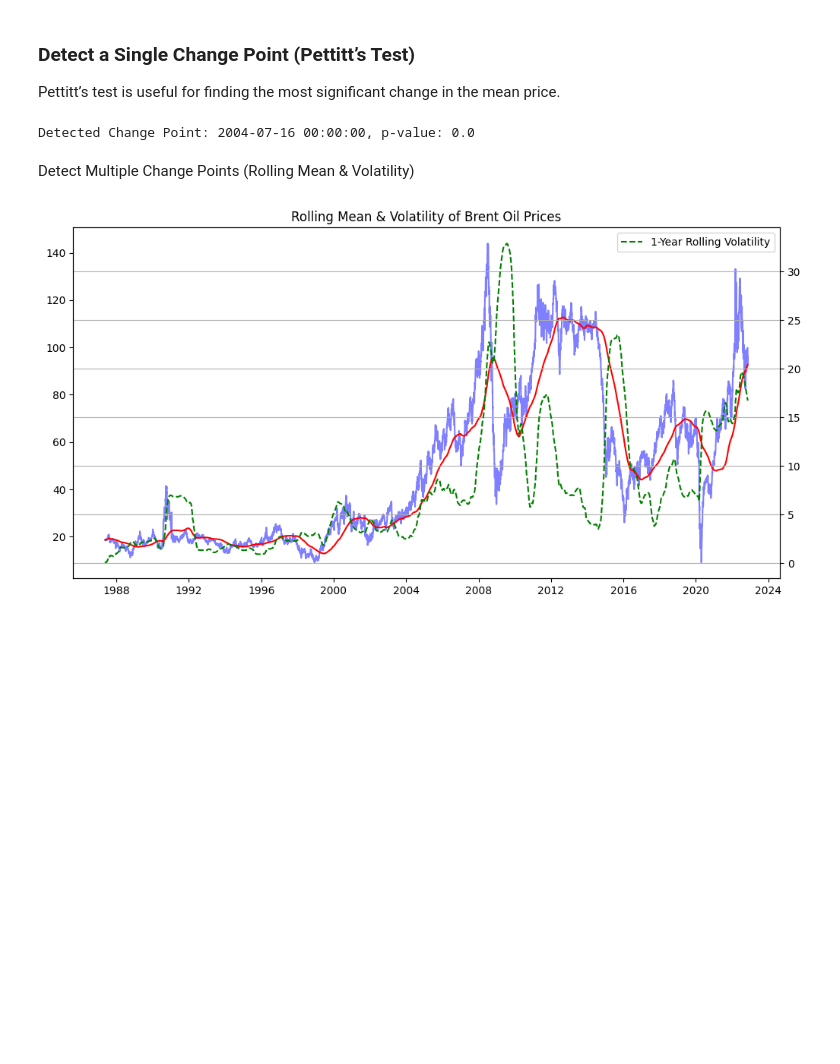
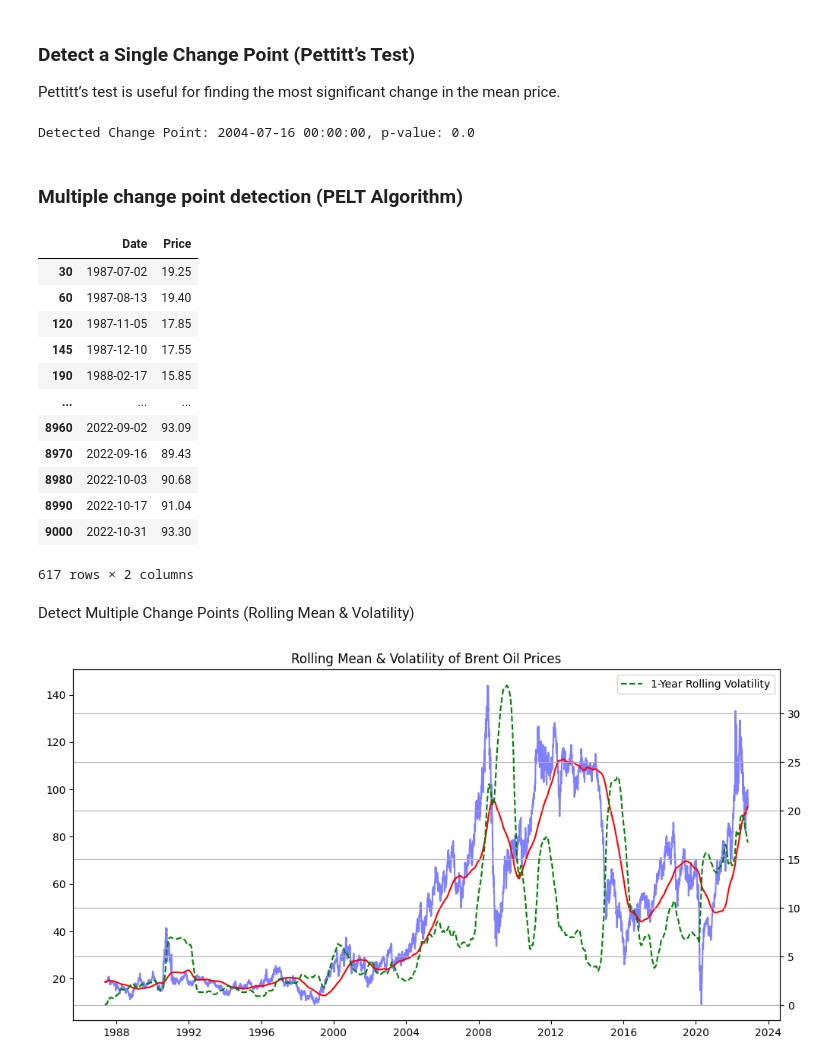
Before and after one commit to esmael-uta/Brent-Oil-Price-Analysis, a Jupyter notebook: notebook/task2_Analysis.ipynb, the cells around one changed output. Drawn from its saved outputs; the diff is of its cells as text; code cells hidden in the pictures; blank space fills up the shorter version.

Commit message:
Update execution counts and add change point detection in task2_Analysis notebook

```diff
--- a/notebook/task2_Analysis.ipynb
+++ b/notebook/task2_Analysis.ipynb
@@ -96,6 +96,30 @@ change_point_date = df["Date"].iloc[change_point_idx]
 print(f"Detected Change Point: {change_point_date}, p-value: {p_value}")
 # %% [output]
 Detected Change Point: 2004-07-16 00:00:00, p-value: 0.0
+# %% [markdown]
+### Multiple change point detection  (PELT Algorithm)
+# %%
+import ruptures as rpt
+
+algo = rpt.Pelt(model="l2").fit(df["Price"].values)
+change_points = algo.predict(pen=10)
+
+# Display detected dates
+df.iloc[change_points[:-1]][["Date", "Price"]]
+# %% [output]
+|  | Date | Price |
+| 30 | 1987-07-02 | 19.25 |
+| 60 | 1987-08-13 | 19.40 |
+| 120 | 1987-11-05 | 17.85 |
+| 145 | 1987-12-10 | 17.55 |
+| 190 | 1988-02-17 | 15.85 |
+| ... | ... | ... |
+| 8960 | 2022-09-02 | 93.09 |
+| 8970 | 2022-09-16 | 89.43 |
+| 8980 | 2022-10-03 | 90.68 |
+| 8990 | 2022-10-17 | 91.04 |
+| 9000 | 2022-10-31 | 93.30 |
+617 rows × 2 columns
 # %%
 from statsmodels.tsa.arima.model import ARIMA
 
```
Also changed, not shown: parts of 3 cells of this notebook.
